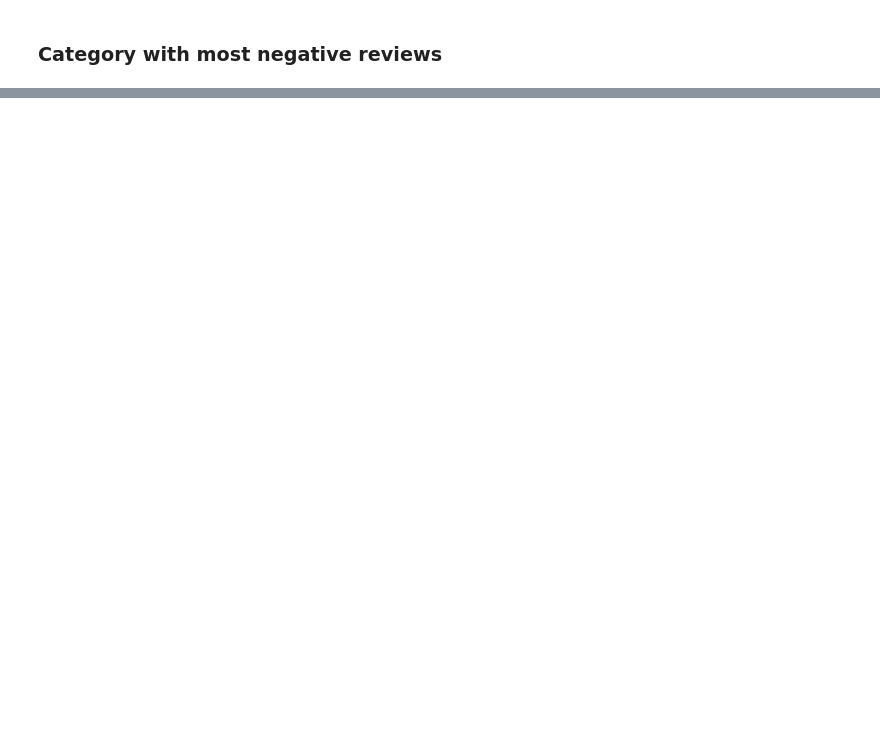
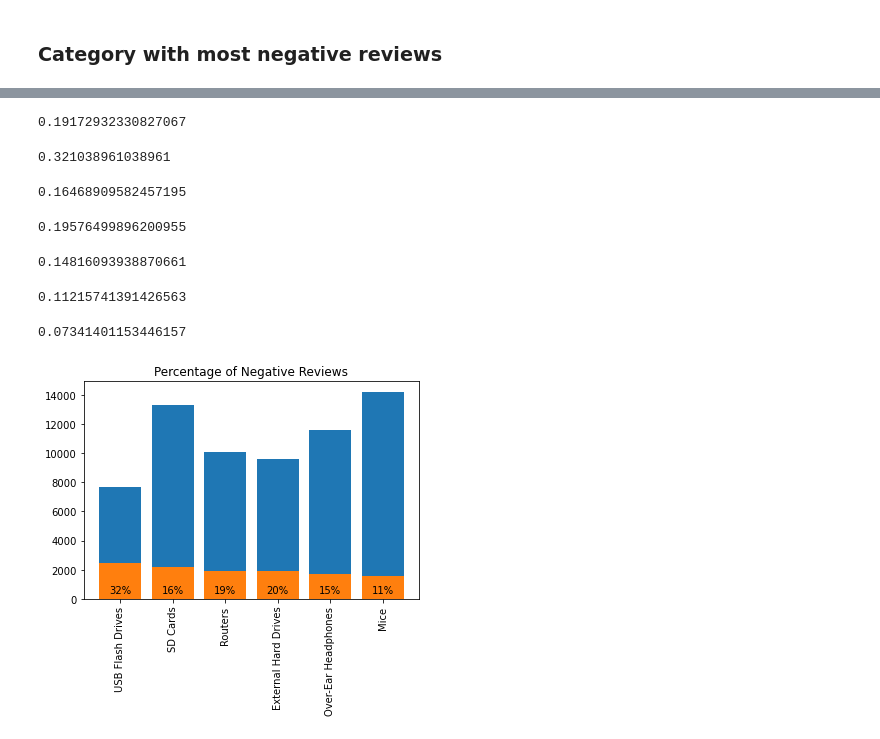
Before and after one commit to halujeff5/Amazon_electronics_recommender, a Jupyter notebook: EDA_NB.ipynb, the cells around one changed output, grey strips where cells are left out. Saved outputs shown, nothing was run; the diff lists cells and outputs as text; code cells hidden in the pictures; blank space fills up the shorter version.

```diff
--- a/EDA_NB.ipynb
+++ b/EDA_NB.ipynb
@@ -323,6 +325,8 @@ positive    1399723
 negative     194525
 neutral       80603
 Name: vader_score, dtype: int64
+# %%
+comb_df=df[['asin', 'vader_score']]
 # %% [markdown]
 ### number pos, neu, neg reviews of df.reviewText
 # %%
@@ -364,5 +368,7 @@ len(tagzz)
 # %% [markdown]
 ### Category with most positive reviews
 # %%
-df
+with open('load_df.pickle', 'rb') as file:
+    # Call load method to deserialze
+    load_df = pickle.load(file)
 # %% [output]
@@ -381,0 +376,2 @@ df
+# %%
+work_df= comb_df.merge(load_df, how='inner', left_on='asin', right_on='asin')
@@ -381,0 +390,2 @@ df
+# %%
+work_df.drop_duplicates(subset='reviewText', inplace=True)
@@ -383,0 +443,58 @@ df
+# %%
+# percentage neg
+1938/work_df[work_df.tag=='Routers'].shape[0]
+# %% [output]
+0.19172932330827067
+# %%
+2472/work_df[work_df.tag=='USB Flash Drives'].shape[0]
+# %% [output]
+0.321038961038961
+# %%
+2193/work_df[work_df.tag=='SD Cards'].shape[0]
+# %% [output]
+0.16468909582457195
+# %%
+1886/work_df[work_df.tag=='External Hard Drives'].shape[0]
+# %% [output]
+0.19576499896200955
+# %%
+1716/work_df[work_df.tag=='Over-Ear Headphones'].shape[0]
+# %% [output]
+0.14816093938870661
+# %%
+1596/work_df[work_df.tag=='Mice'].shape[0]
+# %% [output]
+0.11215741391426563
+# %%
+1553/work_df[work_df.tag=='Earbud Headphones'].shape[0]
+# %% [output]
+0.07341401153446157
+# %%
+fig, ax = plt.subplots()
+ax.bar( x= ['USB Flash Drives', 'SD Cards', 'Routers', 'External Hard Drives', 'Over-Ear Headphones', 'Mice'],
+       height=[work_df[work_df.tag=='USB Flash Drives'].shape[0],
+      work_df[work_df.tag=='SD Cards'].shape[0],
+      work_df[work_df.tag=='Routers'].shape[0],
+        work_df[work_df.tag=='External Hard Drives'].shape[0],
+       work_df[work_df.tag=='Over-Ear Headphones'].shape[0],
+       work_df[work_df.tag=='Mice'].shape[0]])
+
+ax.bar(x= ['USB Flash Drives', 'SD Cards', 'Routers', 'External Hard Drives', 'Over-Ear Headphones', 'Mice'],
+       height=[2472, 2193, 1938, 1886, 1716, 1596])
+ax.set_title('Percentage of Negative Reviews')
+plt.xticks(rotation=50)
+x_labels=('32%','16%','19%', '20%', '15%', '11%')
+rects = ax.patches
+# Make some labels.
+labels = ['32%','16%','19%', '20%', '15%', '11%']
+
+for rect, label in zip(rects, labels):
+    # height = rect.get_height()
+    ax.text(
+        rect.get_x() + rect.get_width() / 2, height -14000, label, ha="center", va="bottom"
+    )
+plt.savefig('Percent_neg1.png')
+plt.xticks(rotation=90)
+plt.show()
+# %% [output]
+[figure, added]
```
Also changed, not shown: parts of 12 cells of this notebook.
